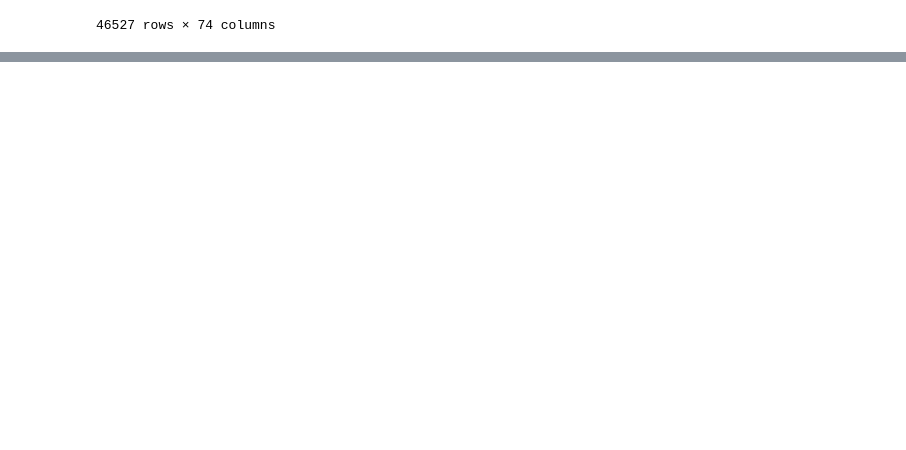
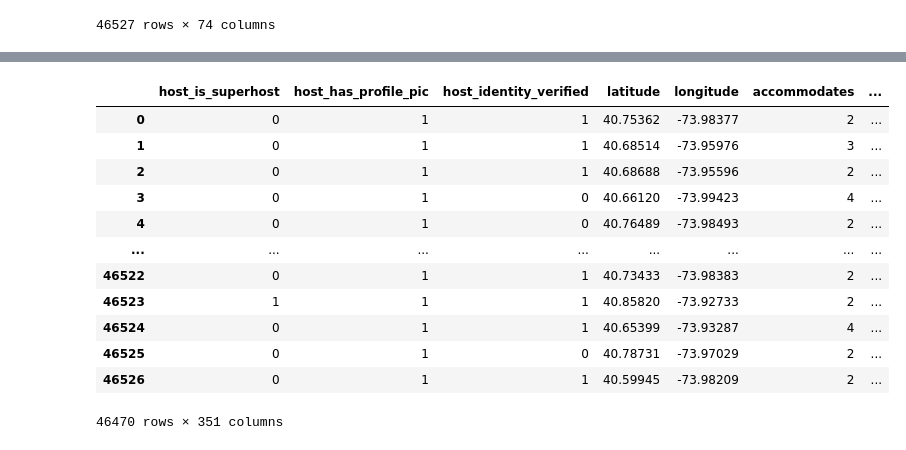
Before and after one commit to wooyounghong/airbnb_price_prediction, a Jupyter notebook: Wayne-Data_Cleaning.ipynb, the cells around one changed output, grey strips where cells are left out. Saved outputs shown, nothing was run; the diff lists cells and outputs as text; code cells hidden in the pictures; blank space fills up the shorter version.

```diff
--- a/Wayne-Data_Cleaning.ipynb
+++ b/Wayne-Data_Cleaning.ipynb
@@ -27,0 +399,18 @@ df
+# %%
+all_features_df = df.drop(columns=['log_price', 'price', 'host_verifications', 'neighbourhood_group_cleansed', 'amenities'], axis=1)
+# %%
+all_features_df
+# %% [output]
+|  | host_is_superhost | host_has_profile_pic | host_identity_verified | latitude | longitude | accommodates | ... |
+| 0 | 0 | 1 | 1 | 40.75362 | -73.98377 | 2 | ... |
+| 1 | 0 | 1 | 1 | 40.68514 | -73.95976 | 3 | ... |
+| 2 | 0 | 1 | 1 | 40.68688 | -73.95596 | 2 | ... |
+| 3 | 0 | 1 | 0 | 40.66120 | -73.99423 | 4 | ... |
+| 4 | 0 | 1 | 0 | 40.76489 | -73.98493 | 2 | ... |
+| ... | ... | ... | ... | ... | ... | ... | ... |
+| 46522 | 0 | 1 | 1 | 40.73433 | -73.98383 | 2 | ... |
+| 46523 | 1 | 1 | 1 | 40.85820 | -73.92733 | 2 | ... |
+| 46524 | 0 | 1 | 1 | 40.65399 | -73.93287 | 4 | ... |
+| 46525 | 0 | 1 | 0 | 40.78731 | -73.97029 | 2 | ... |
+| 46526 | 0 | 1 | 1 | 40.59945 | -73.98209 | 2 | ... |
+46470 rows × 351 columns
```
Also changed, not shown: parts of 56 cells of this notebook.
